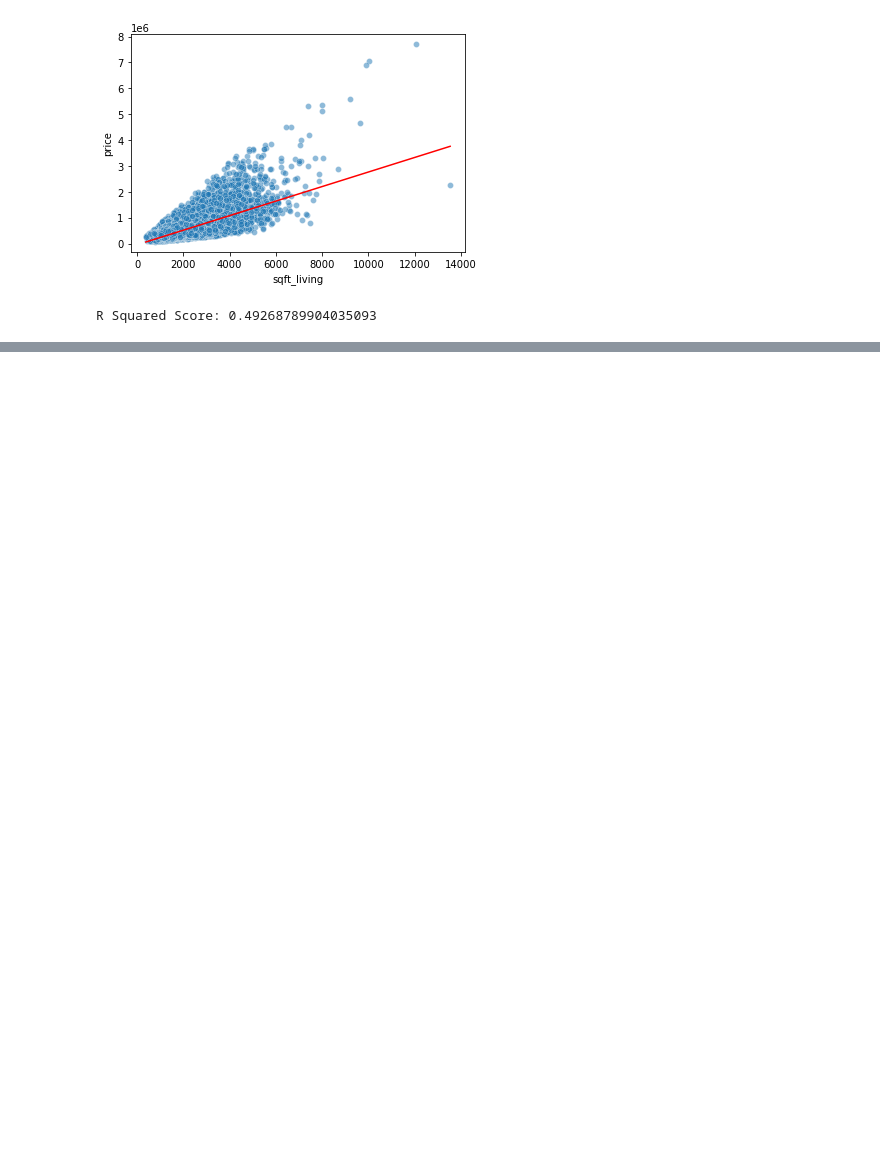
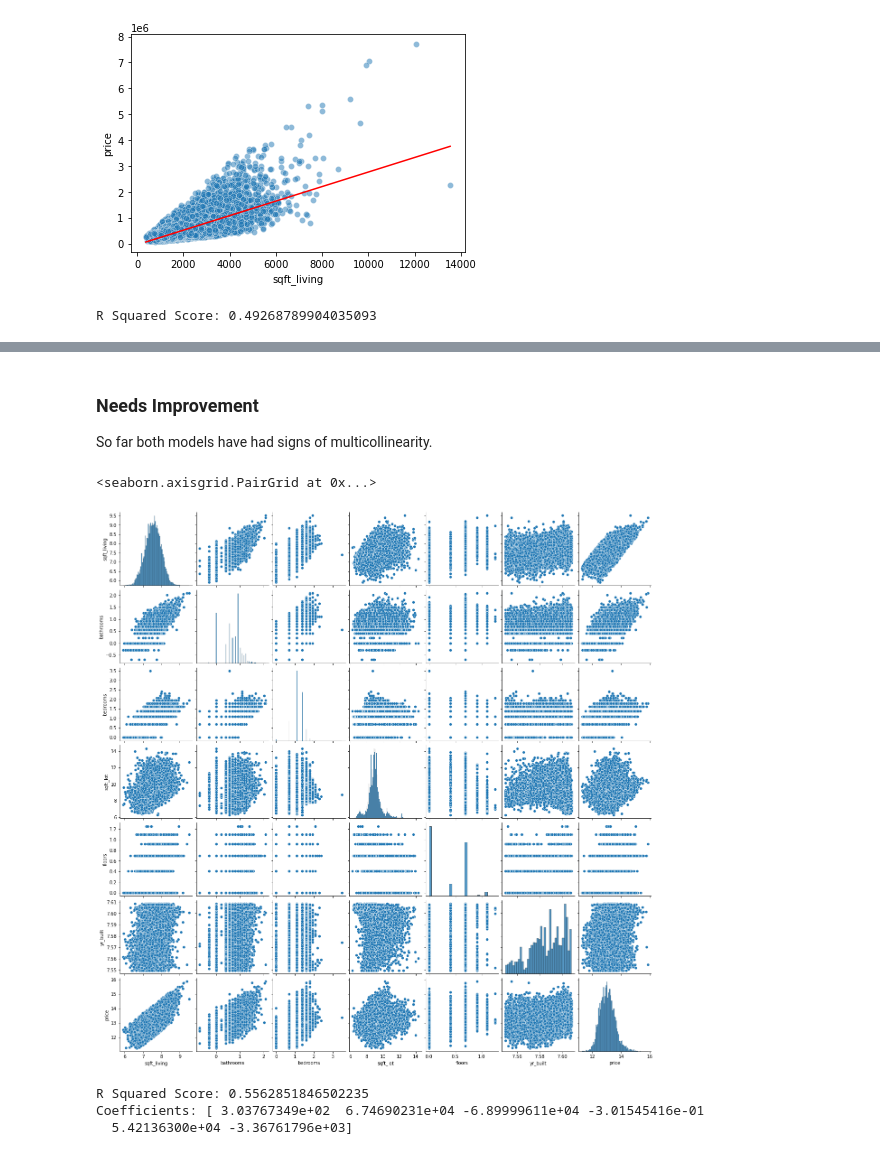
Before and after one commit to UpGoerFive/King-County-Project, a Jupyter notebook: Nathaniel-EDA.ipynb, the cells around one changed output, grey strips where cells are left out. Saved outputs shown, nothing was run; the diff lists cells and outputs as text; code cells hidden in the pictures; blank space fills up the shorter version.

Commit message:
Basic regressions done, need to add actual ones with train test split

```diff
--- a/Nathaniel-EDA.ipynb
+++ b/Nathaniel-EDA.ipynb
@@ -155,0 +182,23 @@ strong multicollinearity or other numerical problems.
+# %% [markdown]
+### Needs Improvement
+
+So far both models have had signs of multicollinearity.
+# %%
+log_inter_df = inter_df.transform(np.log)
+sns.pairplot(log_inter_df)
+# %% [output]
+<seaborn.axisgrid.PairGrid at 0x...>
+[figure, added]
+# %%
+log_inter_df = stripped_down_df.loc[:, ['sqft_living', 'bathrooms', 'bedrooms', 'sqft_lot', 'floors', 'yr_built', 'price']]
+X_log = log_inter_df.drop('price', axis=1)
+y_log = inter_df.price
+
+log_reg = LinearRegression()
+log_reg.fit(X_log, y_log)
+print(f"R Squared Score: {log_reg.score(X_log, y_log)}")
+print(f"Coefficients: {log_reg.coef_}")
+# %% [output]
+R Squared Score: 0.5562851846502235
+Coefficients: [ 3.03767349e+02  6.74690231e+04 -6.89999611e+04 -3.01545416e-01
+  5.42136300e+04 -3.36761796e+03]
```
Also changed, not shown: parts of 11 cells of this notebook.
